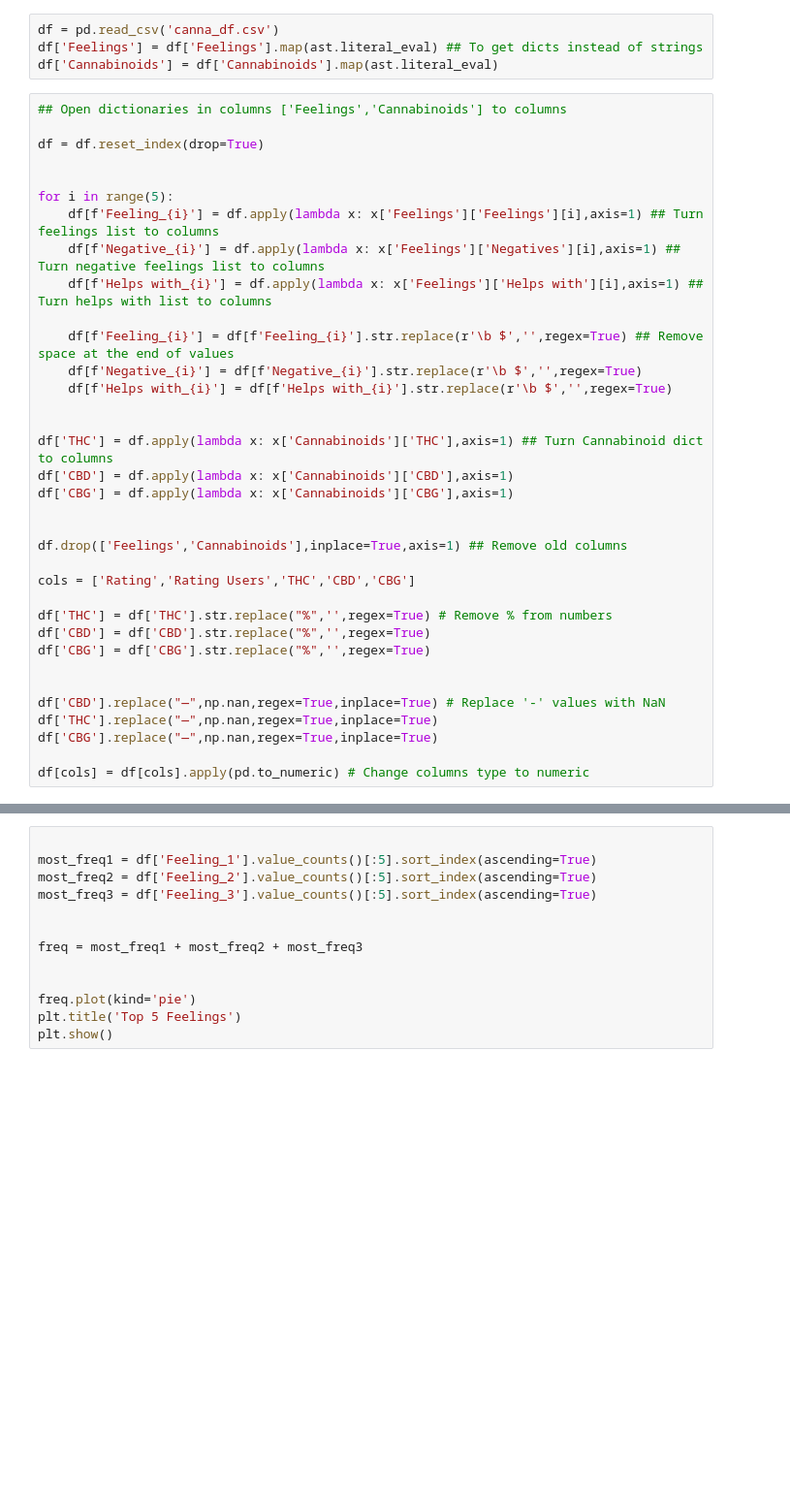
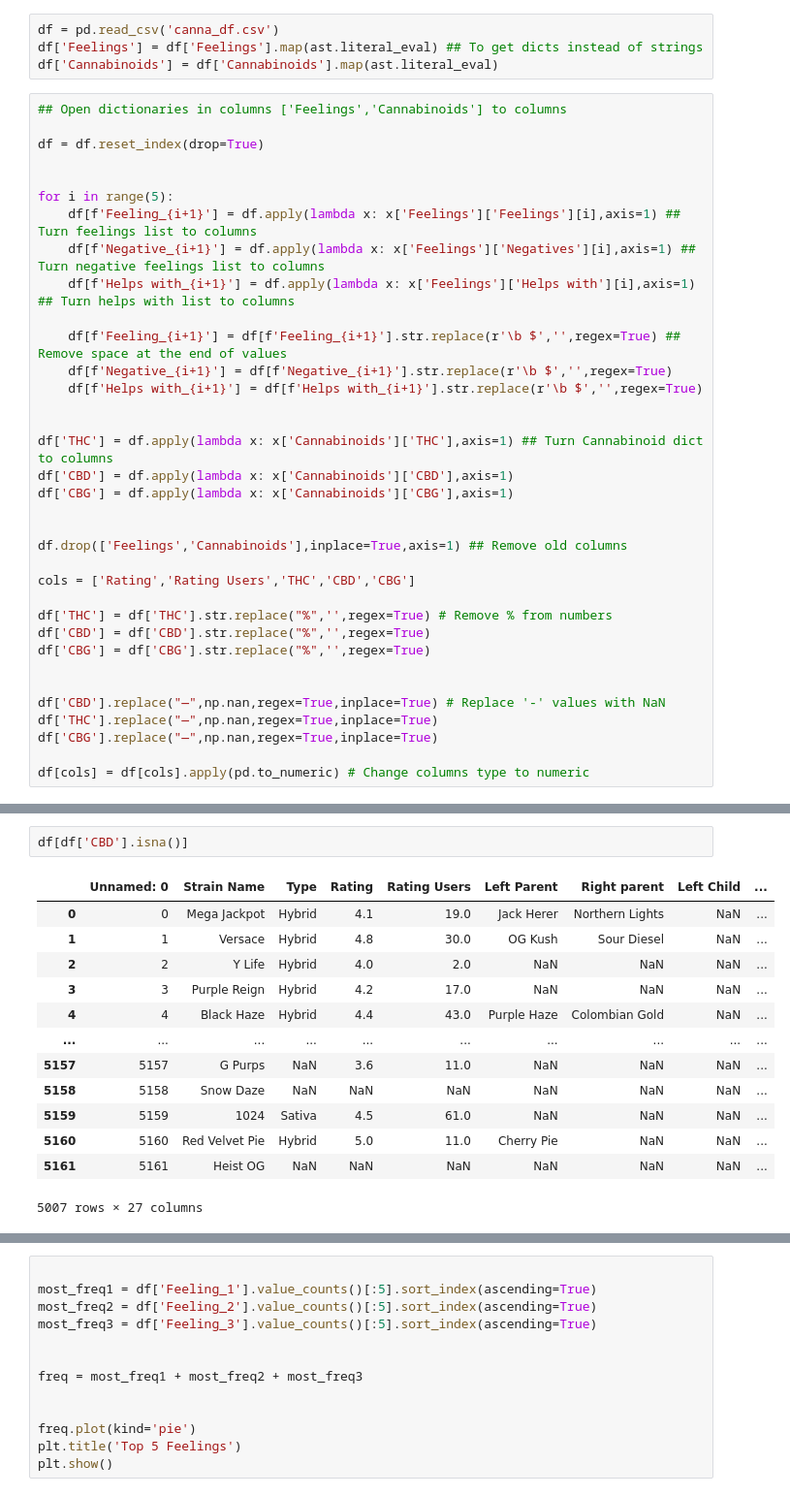
Before and after one commit to DanielOfir/Cannabis-Analysis, a Jupyter notebook: dataCleaning.ipynb, the cells around one changed output, grey strips where cells are left out. Shown: that part at 97% size. Cells and saved outputs as stored; diff of their text form; blank space fills up the shorter version.

```diff
--- a/dataCleaning.ipynb
+++ b/dataCleaning.ipynb
@@ -23,13 +23,13 @@ df = df.reset_index(drop=True)
 
 
 for i in range(5):
-    df[f'Feeling_{i}'] = df.apply(lambda x: x['Feelings']['Feelings'][i],axis=1) ## Turn feelings list to columns
-    df[f'Negative_{i}'] = df.apply(lambda x: x['Feelings']['Negatives'][i],axis=1) ## Turn negative feelings list to columns
-    df[f'Helps with_{i}'] = df.apply(lambda x: x['Feelings']['Helps with'][i],axis=1) ## Turn helps with list to columns
+    df[f'Feeling_{i+1}'] = df.apply(lambda x: x['Feelings']['Feelings'][i],axis=1) ## Turn feelings list to columns
+    df[f'Negative_{i+1}'] = df.apply(lambda x: x['Feelings']['Negatives'][i],axis=1) ## Turn negative feelings list to columns
+    df[f'Helps with_{i+1}'] = df.apply(lambda x: x['Feelings']['Helps with'][i],axis=1) ## Turn helps with list to columns
 
-    df[f'Feeling_{i}'] = df[f'Feeling_{i}'].str.replace(r'\b $','',regex=True) ## Remove space at the end of values
-    df[f'Negative_{i}'] = df[f'Negative_{i}'].str.replace(r'\b $','',regex=True)
-    df[f'Helps with_{i}'] = df[f'Helps with_{i}'].str.replace(r'\b $','',regex=True)
+    df[f'Feeling_{i+1}'] = df[f'Feeling_{i+1}'].str.replace(r'\b $','',regex=True) ## Remove space at the end of values
+    df[f'Negative_{i+1}'] = df[f'Negative_{i+1}'].str.replace(r'\b $','',regex=True)
+    df[f'Helps with_{i+1}'] = df[f'Helps with_{i+1}'].str.replace(r'\b $','',regex=True)
 
 
 df['THC'] = df.apply(lambda x: x['Cannabinoids']['THC'],axis=1) ## Turn Cannabinoid dict to columns
@@ -53,0 +90,16 @@ df[cols] = df[cols].apply(pd.to_numeric) # Change columns type to numeric
+# %%
+df[df['CBD'].isna()]
+# %% [output]
+|  | Unnamed: 0 | Strain Name | Type | Rating | Rating Users | Left Parent | Right parent | Left Child | ... |
+| 0 | 0 | Mega Jackpot | Hybrid | 4.1 | 19.0 | Jack Herer | Northern Lights | NaN | ... |
+| 1 | 1 | Versace | Hybrid | 4.8 | 30.0 | OG Kush | Sour Diesel | NaN | ... |
+| 2 | 2 | Y Life | Hybrid | 4.0 | 2.0 | NaN | NaN | NaN | ... |
+| 3 | 3 | Purple Reign | Hybrid | 4.2 | 17.0 | NaN | NaN | NaN | ... |
+| 4 | 4 | Black Haze | Hybrid | 4.4 | 43.0 | Purple Haze | Colombian Gold | NaN | ... |
+| ... | ... | ... | ... | ... | ... | ... | ... | ... | ... |
+| 5157 | 5157 | G Purps | NaN | 3.6 | 11.0 | NaN | NaN | NaN | ... |
+| 5158 | 5158 | Snow Daze | NaN | NaN | NaN | NaN | NaN | NaN | ... |
+| 5159 | 5159 | 1024 | Sativa | 4.5 | 61.0 | NaN | NaN | NaN | ... |
+| 5160 | 5160 | Red Velvet Pie | Hybrid | 5.0 | 11.0 | Cherry Pie | NaN | NaN | ... |
+| 5161 | 5161 | Heist OG | NaN | NaN | NaN | NaN | NaN | NaN | ... |
+5007 rows × 27 columns
```
Also changed, not shown: parts of 16 cells of this notebook.
